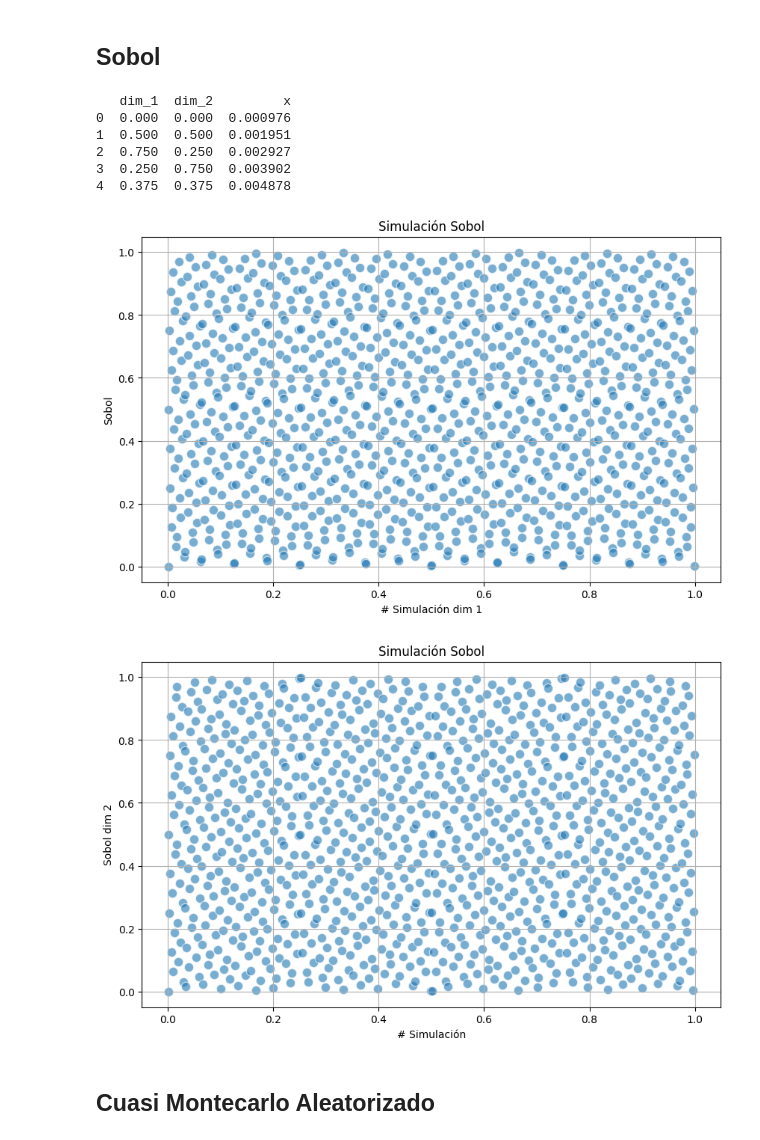
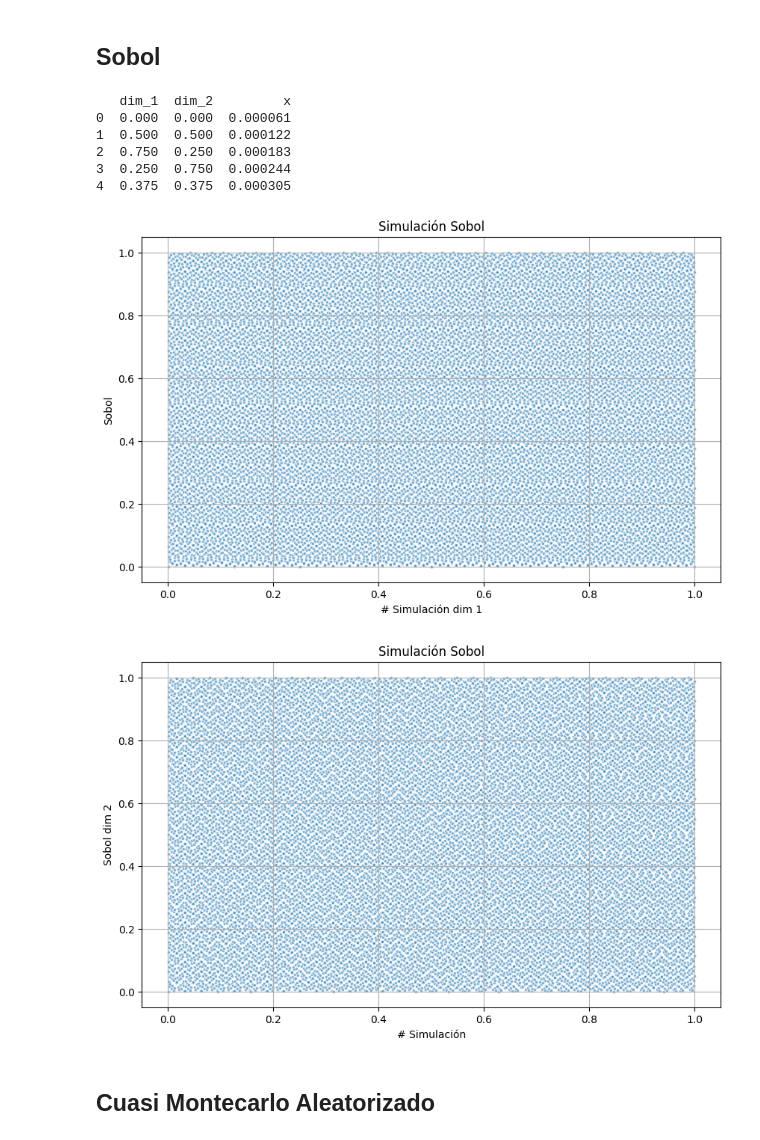
Before and after one commit to pikey-msc/ValOpc, a Jupyter notebook: 2024-2/MonteCarlo.ipynb, the cells around one changed output. Cells and saved outputs as stored; diff of their text form; code cells hidden in the pictures.

```diff
--- a/2024-2/MonteCarlo.ipynb
+++ b/2024-2/MonteCarlo.ipynb
@@ -265,14 +265,14 @@ def generate_faure_dataframe(N, b, dimensions):
 
 # Generar DataFrame
 b = 5  # Base
-N = 1000  # Número de puntos
+N = 10000  # Número de puntos
 dimensions = 1  # Dimensiones para la visualización
 df_faure = generate_faure_dataframe(N, b, dimensions)
 
 print(df_faure.head())
 
 plt.figure(figsize=(10, 6))
-plt.scatter(df_faure['x'], df_faure['dim_1'], alpha=0.6, edgecolors='w', s=80)
+plt.scatter(df_faure['x'], df_faure['dim_1'], alpha=0.6, edgecolors='w', s=10)
 plt.title('Simulación Faure')
 plt.xlabel('# Simulación')
 plt.ylabel('Faure')
@@ -298,43 +298,43 @@ def generate_sobol(dimensions, N):
     sobol_gen = Sobol(d=dimensions, scramble=False)
     # Genera muestras
     points = sobol_gen.random_base2(m=int(np.log2(N)))
     data = pd.DataFrame(points, columns=[f'dim_{i+1}' for i in range(dimensions)])
     data['x'] =  pd.DataFrame( range(1, N+1))/(N+1)
     return data
 
 # Configuración de parámetros
 dimensions = 2  # Dos dimensiones para la visualización de dispersión
-samples = 1024  # Número de puntos; preferiblemente una potencia de 2
+samples = 2**14  # Número de puntos; preferiblemente una potencia de 2
 
 # Generar DataFrame
 df_sobol = generate_sobol(dimensions, samples)
 print(df_sobol.head(5))
 
 plt.figure(figsize=(10, 6))
-plt.scatter(df_sobol['x'], df_sobol['dim_1'], alpha=0.6, edgecolors='w', s=80)
+plt.scatter(df_sobol['x'], df_sobol['dim_1'], alpha=0.6, edgecolors='w', s=10)
 plt.title('Simulación Sobol')
 plt.xlabel('# Simulación dim 1')
 plt.ylabel('Sobol')
 plt.grid(True)
 plt.show()
 
 
 plt.figure(figsize=(10, 6))
-plt.scatter(df_sobol['x'], df_sobol['dim_2'], alpha=0.6, edgecolors='w', s=80)
+plt.scatter(df_sobol['x'], df_sobol['dim_2'], alpha=0.6, edgecolors='w', s=10)
 plt.title('Simulación Sobol')
 plt.xlabel('# Simulación')
 plt.ylabel('Sobol dim 2')
 plt.grid(True)
 plt.show()
 # %% [output]
    dim_1  dim_2         x
-0  0.000  0.000  0.000976
-1  0.500  0.500  0.001951
-2  0.750  0.250  0.002927
-3  0.250  0.750  0.003902
-4  0.375  0.375  0.004878
+0  0.000  0.000  0.000061
+1  0.500  0.500  0.000122
+2  0.750  0.250  0.000183
+3  0.250  0.750  0.000244
+4  0.375  0.375  0.000305
-[figure, old version]
+[figure, new version]
-[figure, old version]
+[figure, new version]
 # %% [markdown]
 ## Cuasi Montecarlo Aleatorizado
 # %%
```
Also changed, not shown: parts of 11 cells of this notebook.
